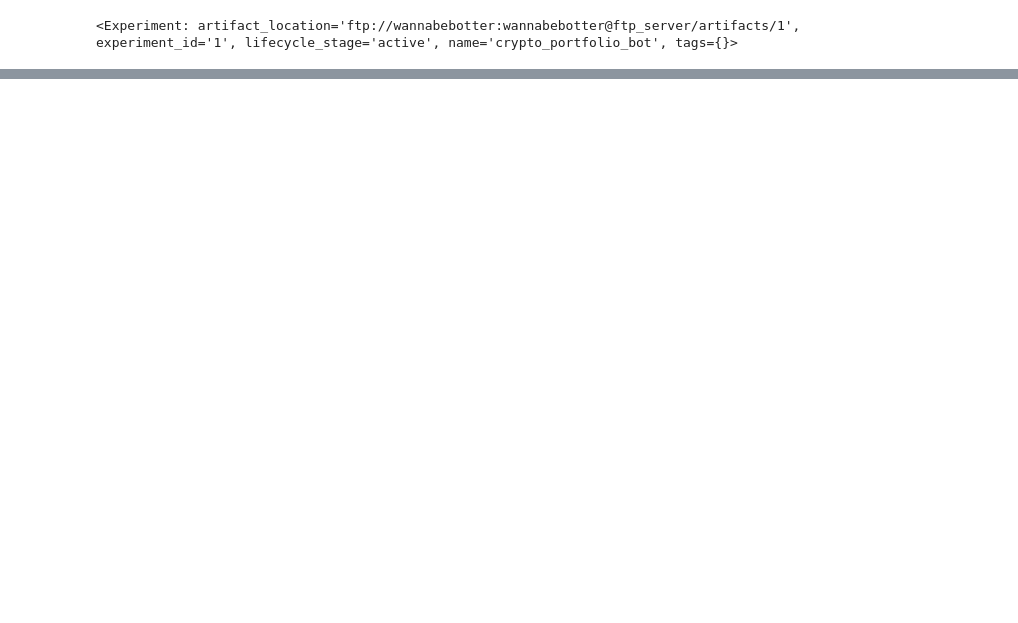
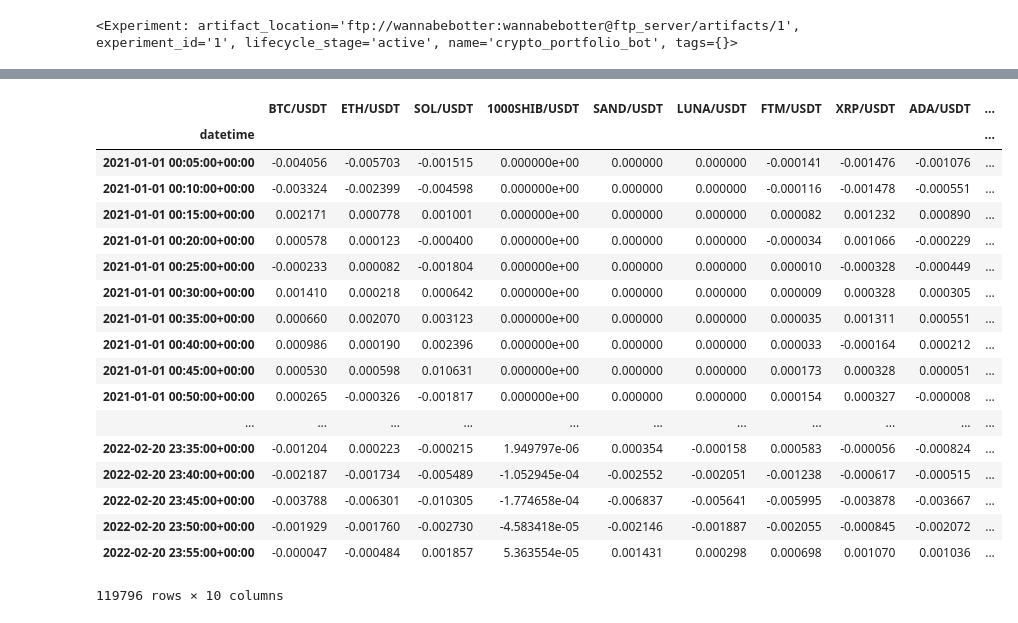
Before and after one commit to takahiro47/crypto_portfolio_bot, a Jupyter notebook: crypto_portfolio_bot.ipynb, the cells around one changed output, grey strips where cells are left out. Saved outputs shown, nothing was run; the diff lists cells and outputs as text; code cells hidden in the pictures; blank space fills up the shorter version.

```diff
--- a/crypto_portfolio_bot.ipynb
+++ b/crypto_portfolio_bot.ipynb
@@ -151,0 +214,29 @@ df[df['listed_days'] > 250]
+# %%
+# ポートフォリオ構成銘柄のリターン系列を計算する
+
+df_portfolio_return = df_portfolio_close.copy()
+df_portfolio_return = df_portfolio_return.apply(np.log1p)
+df_portfolio_return = df_portfolio_return - df_portfolio_return.shift()
+df_portfolio_return = df_portfolio_return.fillna(0)
+df_portfolio_return = df_portfolio_return.loc[~(df_portfolio_return==0).all(axis=1)]
+df_portfolio_return
+# %% [output]
+|  | BTC/USDT | ETH/USDT | SOL/USDT | 1000SHIB/USDT | SAND/USDT | LUNA/USDT | FTM/USDT | XRP/USDT | ADA/USDT | ... |
+| datetime |  |  |  |  |  |  |  |  |  | ... |
+| 2021-01-01 00:05:00+00:00 | -0.004056 | -0.005703 | -0.001515 | 0.000000e+00 | 0.000000 | 0.000000 | -0.000141 | -0.001476 | -0.001076 | ... |
+| 2021-01-01 00:10:00+00:00 | -0.003324 | -0.002399 | -0.004598 | 0.000000e+00 | 0.000000 | 0.000000 | -0.000116 | -0.001478 | -0.000551 | ... |
+| 2021-01-01 00:15:00+00:00 | 0.002171 | 0.000778 | 0.001001 | 0.000000e+00 | 0.000000 | 0.000000 | 0.000082 | 0.001232 | 0.000890 | ... |
+| 2021-01-01 00:20:00+00:00 | 0.000578 | 0.000123 | -0.000400 | 0.000000e+00 | 0.000000 | 0.000000 | -0.000034 | 0.001066 | -0.000229 | ... |
+| 2021-01-01 00:25:00+00:00 | -0.000233 | 0.000082 | -0.001804 | 0.000000e+00 | 0.000000 | 0.000000 | 0.000010 | -0.000328 | -0.000449 | ... |
+| 2021-01-01 00:30:00+00:00 | 0.001410 | 0.000218 | 0.000642 | 0.000000e+00 | 0.000000 | 0.000000 | 0.000009 | 0.000328 | 0.000305 | ... |
+| 2021-01-01 00:35:00+00:00 | 0.000660 | 0.002070 | 0.003123 | 0.000000e+00 | 0.000000 | 0.000000 | 0.000035 | 0.001311 | 0.000551 | ... |
+| 2021-01-01 00:40:00+00:00 | 0.000986 | 0.000190 | 0.002396 | 0.000000e+00 | 0.000000 | 0.000000 | 0.000033 | -0.000164 | 0.000212 | ... |
+| 2021-01-01 00:45:00+00:00 | 0.000530 | 0.000598 | 0.010631 | 0.000000e+00 | 0.000000 | 0.000000 | 0.000173 | 0.000328 | 0.000051 | ... |
+| 2021-01-01 00:50:00+00:00 | 0.000265 | -0.000326 | -0.001817 | 0.000000e+00 | 0.000000 | 0.000000 | 0.000154 | 0.000327 | -0.000008 | ... |
+| ... | ... | ... | ... | ... | ... | ... | ... | ... | ... | ... |
+| 2022-02-20 23:35:00+00:00 | -0.001204 | 0.000223 | -0.000215 | 1.949797e-06 | 0.000354 | -0.000158 | 0.000583 | -0.000056 | -0.000824 | ... |
+| 2022-02-20 23:40:00+00:00 | -0.002187 | -0.001734 | -0.005489 | -1.052945e-04 | -0.002552 | -0.002051 | -0.001238 | -0.000617 | -0.000515 | ... |
+| 2022-02-20 23:45:00+00:00 | -0.003788 | -0.006301 | -0.010305 | -1.774658e-04 | -0.006837 | -0.005641 | -0.005995 | -0.003878 | -0.003667 | ... |
+| 2022-02-20 23:50:00+00:00 | -0.001929 | -0.001760 | -0.002730 | -4.583418e-05 | -0.002146 | -0.001887 | -0.002055 | -0.000845 | -0.002072 | ... |
+| 2022-02-20 23:55:00+00:00 | -0.000047 | -0.000484 | 0.001857 | 5.363554e-05 | 0.001431 | 0.000298 | 0.000698 | 0.001070 | 0.001036 | ... |
+119796 rows × 10 columns
```
Also changed, not shown: parts of 14 cells of this notebook.
